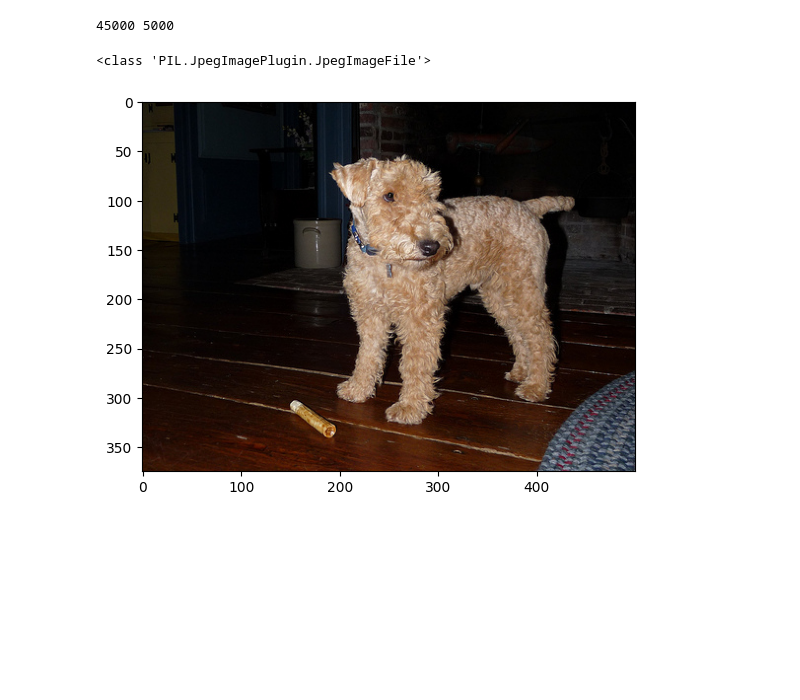
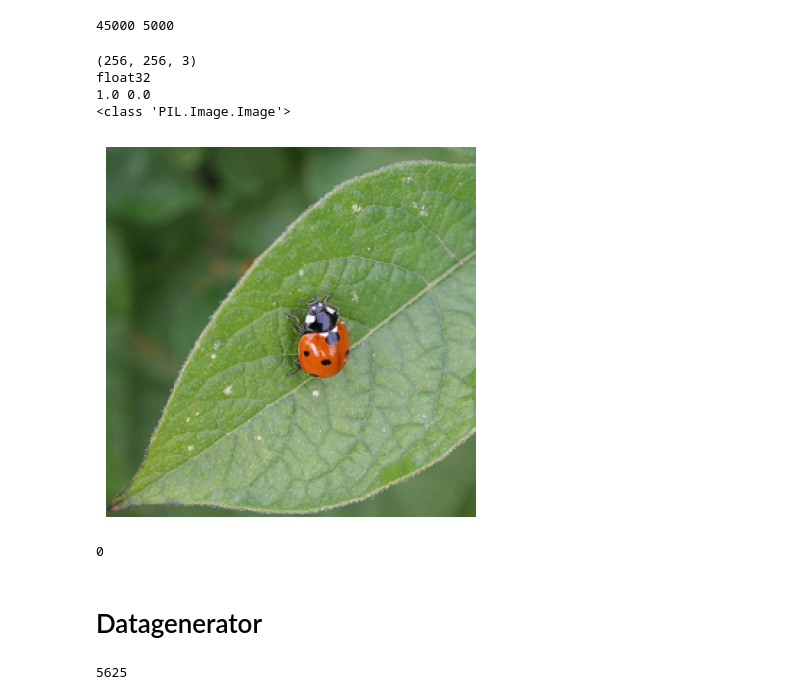
Before and after one commit to CsanyiDavid/image_inpainting, a Jupyter notebook: main.ipynb, the cells around one changed output. Saved outputs shown, nothing was run; the diff lists cells and outputs as text; code cells hidden in the pictures; blank space fills up the shorter version.

Commit message:
Datagenerator and image masking

```diff
--- a/main.ipynb
+++ b/main.ipynb
@@ -29,4 +30,7 @@ License(s): unknown
 Downloading imagenet.zip to /content
 # %%
 ! unzip "imagenet.zip"
+# %%
+train_data_path = "imagenet/train/"
+val_data_path = "imagenet/val/"
 # %%
@@ -34,10 +38,34 @@ print(len(os.listdir("imagenet/train")), len(os.listdir("imagenet/val")))
 # %% [output]
 45000 5000
-# %%
-image = keras.utils.load_img("imagenet/train/" + os.listdir("imagenet/train")[3])
-print(type(image))
-plt.imshow(image)
-plt.show()
-# %% [output]
-<class 'PIL.JpegImagePlugin.JpegImageFile'>
-[figure, removed]
+# %%
+from re import I
+index = 2
+image = keras.utils.load_img(train_data_path + os.listdir(train_data_path)[index])
+image = image.resize((256, 256))
+image_arr = keras.utils.img_to_array(image)/255.0
+print(image_arr.shape)
+print(image_arr.dtype)
+print(np.max(image_arr), np.min(image_arr))
+print(type(image))
+plt.imshow(image_arr)
+plt.axis('off')
+plt.show()
+# %% [output]
+(256, 256, 3)
+float32
+1.0 0.0
+<class 'PIL.Image.Image'>
+[figure, added]
+# %%
+wrong_shape_cnt = 0
+for filename in tqdm(os.listdir(train_data_path)):
+    image = keras.utils.load_img(train_data_path + filename)
+    image_arr = keras.utils.img_to_array(image)
+    if len(image_arr.shape) !=3 or image_arr.shape[2] != 3:
+        wrong_shape_cnt += 0
+
+print(wrong_shape_cnt)
+# %% [output]
+0
+# %% [markdown]
+# Datagenerator
@@ -43,0 +118,5 @@ plt.show()
+# %%
+dg = DataGenerator(train_data_path, 8)
+len(dg)
+# %% [output]
+5625
```
Also changed, not shown: parts of 5 cells of this notebook.
